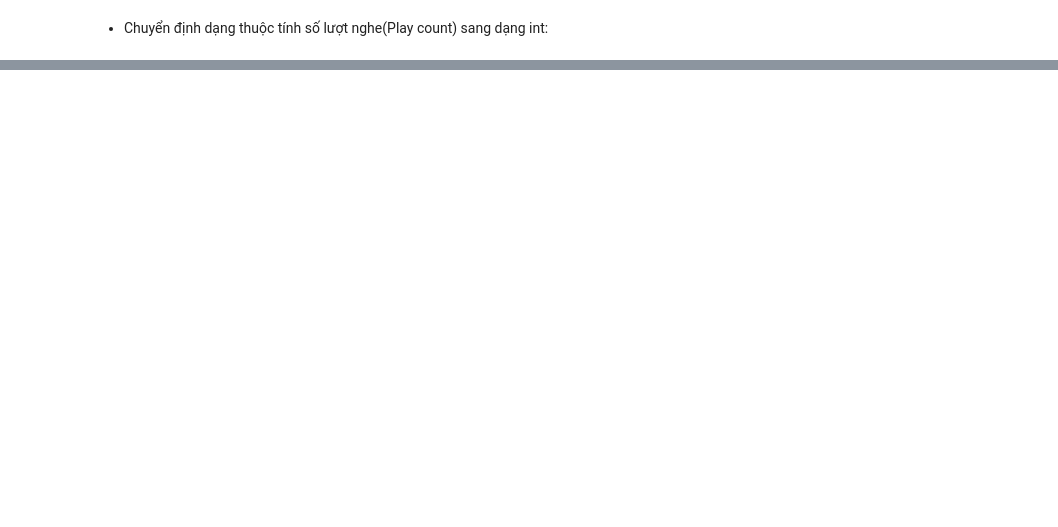
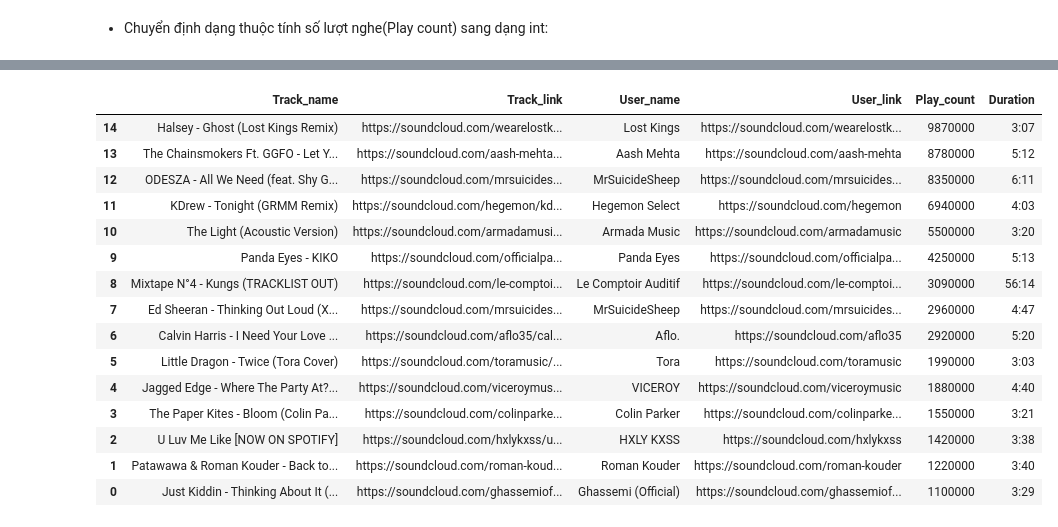
Before and after one commit to bason1999qn/Soundcloud, a Jupyter notebook: Untitled.ipynb, the cells around one changed output, grey strips where cells are left out. Drawn from its saved outputs; the diff is of its cells as text; code cells hidden in the pictures; blank space fills up the shorter version.

```diff
--- a/Untitled.ipynb
+++ b/Untitled.ipynb
@@ -76,0 +111,19 @@ def top10_total_death_recovered(dataframe):
+# %%
+df_1
+# %% [output]
+|  | Track_name | Track_link | User_name | User_link | Play_count | Duration |
+| 14 | Halsey - Ghost (Lost Kings Remix) | https://soundcloud.com/wearelostk... | Lost Kings | https://soundcloud.com/wearelostk... | 9870000 | 3:07 |
+| 13 | The Chainsmokers Ft. GGFO - Let Y... | https://soundcloud.com/aash-mehta... | Aash Mehta | https://soundcloud.com/aash-mehta | 8780000 | 5:12 |
+| 12 | ODESZA - All We Need (feat. Shy G... | https://soundcloud.com/mrsuicides... | MrSuicideSheep | https://soundcloud.com/mrsuicides... | 8350000 | 6:11 |
+| 11 | KDrew - Tonight (GRMM Remix) | https://soundcloud.com/hegemon/kd... | Hegemon Select | https://soundcloud.com/hegemon | 6940000 | 4:03 |
+| 10 | The Light (Acoustic Version) | https://soundcloud.com/armadamusi... | Armada Music | https://soundcloud.com/armadamusic | 5500000 | 3:20 |
+| 9 | Panda Eyes - KIKO | https://soundcloud.com/officialpa... | Panda Eyes | https://soundcloud.com/officialpa... | 4250000 | 5:13 |
+| 8 | Mixtape N°4 - Kungs (TRACKLIST OUT) | https://soundcloud.com/le-comptoi... | Le Comptoir Auditif | https://soundcloud.com/le-comptoi... | 3090000 | 56:14 |
+| 7 | Ed Sheeran - Thinking Out Loud (X... | https://soundcloud.com/mrsuicides... | MrSuicideSheep | https://soundcloud.com/mrsuicides... | 2960000 | 4:47 |
+| 6 | Calvin Harris - I Need Your Love ... | https://soundcloud.com/aflo35/cal... | Aflo. | https://soundcloud.com/aflo35 | 2920000 | 5:20 |
+| 5 | Little Dragon - Twice (Tora Cover) | https://soundcloud.com/toramusic/... | Tora | https://soundcloud.com/toramusic | 1990000 | 3:03 |
+| 4 | Jagged Edge - Where The Party At?... | https://soundcloud.com/viceroymus... | VICEROY | https://soundcloud.com/viceroymusic | 1880000 | 4:40 |
+| 3 | The Paper Kites - Bloom (Colin Pa... | https://soundcloud.com/colinparke... | Colin Parker | https://soundcloud.com/colinparke... | 1550000 | 3:21 |
+| 2 | U Luv Me Like [NOW ON SPOTIFY] | https://soundcloud.com/hxlykxss/u... | HXLY KXSS | https://soundcloud.com/hxlykxss | 1420000 | 3:38 |
+| 1 | Patawawa & Roman Kouder - Back to... | https://soundcloud.com/roman-koud... | Roman Kouder | https://soundcloud.com/roman-kouder | 1220000 | 3:40 |
+| 0 | Just Kiddin - Thinking About It (... | https://soundcloud.com/ghassemiof... | Ghassemi (Official) | https://soundcloud.com/ghassemiof... | 1100000 | 3:29 |
```
Also changed, not shown: parts of 12 cells of this notebook.
